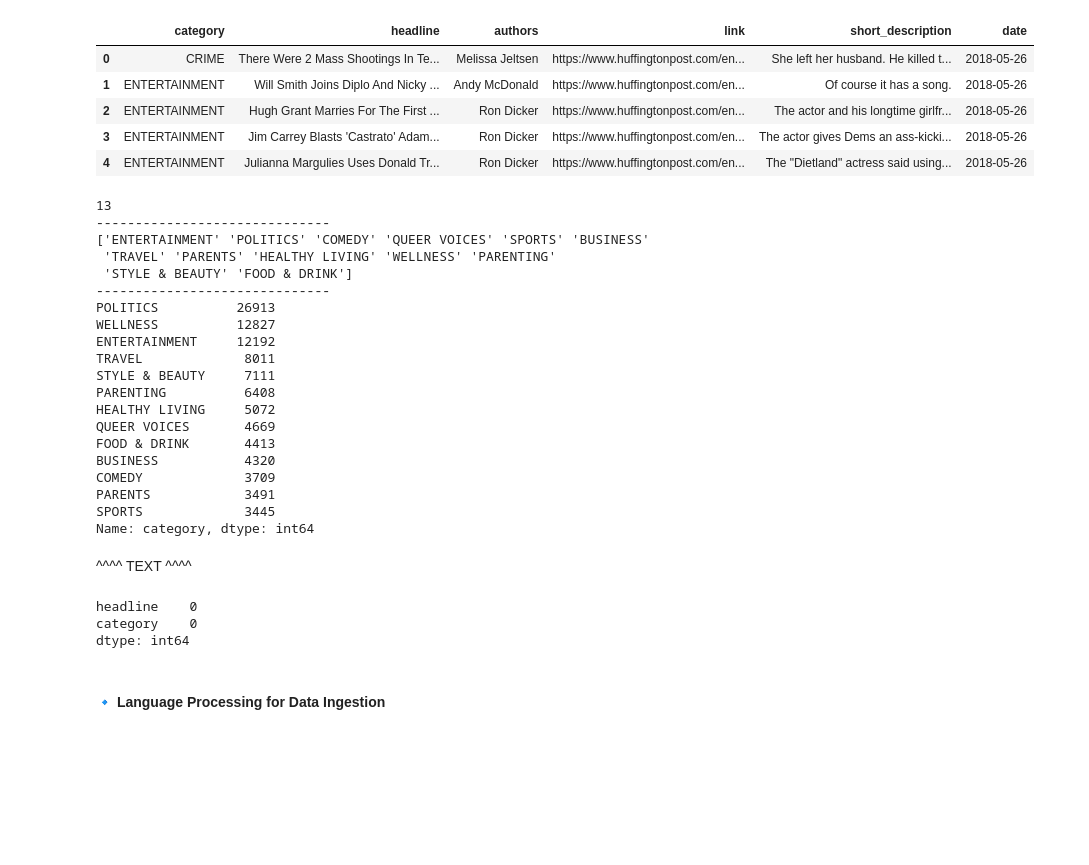
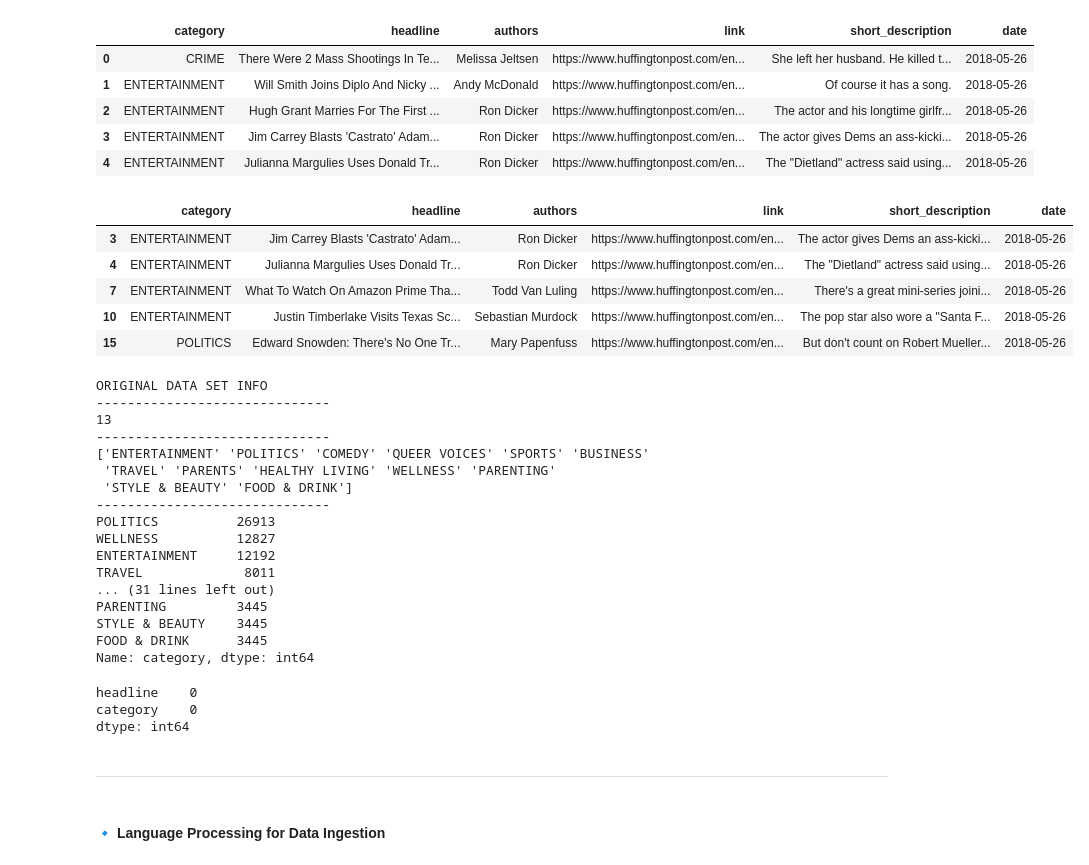
Before and after one commit to RogueNPC/NLP-News-Aggregator, a Jupyter notebook: project/Capstone_News_Aggregator.ipynb, the cells around one changed output. Cells and saved outputs as stored; diff of their text form; code cells hidden in the pictures; blank space fills up the shorter version.

```diff
--- a/project/Capstone_News_Aggregator.ipynb
+++ b/project/Capstone_News_Aggregator.ipynb
@@ -112,10 +95,53 @@ df = dataset[dataset['category'].isin(['POLITICS','WELLNESS','ENTERTAINMENT','TR
+# %%
+# Taking out categories
+df = dataset[dataset['category'].isin(['POLITICS','WELLNESS','ENTERTAINMENT','TRAVEL','STYLE & BEAUTY','PARENTING',
+                        'HEALTHY LIVING','QUEER VOICES','FOOD & DRINK','BUSINESS','COMEDY','PARENTS','SPORTS'])]
+
+# Making the catagories even
+count = 0
+df_classes = []
+
+for category in df['category'].unique():
+
+    df_class = df[df['category'] == category]
+
+    df_class_under = df_class.sample(3445) # we equalize the catagories to have the same amount of entries
+    df_classes.append(df_class_under)
+    count+=1
+
+short_df = pd.concat(df_classes, axis=0)
+short_df = short_df.sort_index()
+short_df.head()
+# %% [output]
+|  | category | headline | authors | link | short_description | date |
+| 3 | ENTERTAINMENT | Jim Carrey Blasts 'Castrato' Adam... | Ron Dicker | https://www.huffingtonpost.com/en... | The actor gives Dems an ass-kicki... | 2018-05-26 |
+| 4 | ENTERTAINMENT | Julianna Margulies Uses Donald Tr... | Ron Dicker | https://www.huffingtonpost.com/en... | The "Dietland" actress said using... | 2018-05-26 |
+| 7 | ENTERTAINMENT | What To Watch On Amazon Prime Tha... | Todd Van Luling | https://www.huffingtonpost.com/en... | There's a great mini-series joini... | 2018-05-26 |
+| 10 | ENTERTAINMENT | Justin Timberlake Visits Texas Sc... | Sebastian Murdock | https://www.huffingtonpost.com/en... | The pop star also wore a "Santa F... | 2018-05-26 |
+| 15 | POLITICS | Edward Snowden: There's No One Tr... | Mary Papenfuss | https://www.huffingtonpost.com/en... | But don't count on Robert Mueller... | 2018-05-26 |
 # %%
+print("ORIGINAL DATA SET INFO")
+print('------------------------------')
 print(df['category'].nunique())
 print('------------------------------')
 print(df['category'].unique())
 print('------------------------------')
 print(df['category'].value_counts())
+
+print('------------------------------')
+print('------------------------------')
+print('------------------------------')
+
+print("UNDERSAMPLED DATA SET INFO")
+print('------------------------------')
+print(short_df['category'].nunique())
+print('------------------------------')
+print(short_df['category'].unique())
+print('------------------------------')
+print(short_df['category'].value_counts())
 # %% [output]
+ORIGINAL DATA SET INFO
+------------------------------
 13
 ------------------------------
 ['ENTERTAINMENT' 'POLITICS' 'COMEDY' 'QUEER VOICES' 'SPORTS' 'BUSINESS'
@@ -126,18 +152,11 @@ POLITICS          26913
 WELLNESS          12827
 ENTERTAINMENT     12192
 TRAVEL             8011
-STYLE & BEAUTY     7111
-PARENTING          6408
-HEALTHY LIVING     5072
-QUEER VOICES       4669
-FOOD & DRINK       4413
-BUSINESS           4320
-COMEDY             3709
-PARENTS            3491
-SPORTS             3445
+... (31 lines left out)
+PARENTING         3445
+STYLE & BEAUTY    3445
+FOOD & DRINK      3445
 Name: category, dtype: int64
-# %% [markdown]
-^^^^ TEXT ^^^^
 # %%
 FEATURES_IMPUTED = ["headline", "category"]
 
@@ -147,6 +166,8 @@ processed.isnull().sum()
 headline    0
 category    0
 dtype: int64
+# %% [markdown]
+---
 # %% [markdown]
 #### 🔹 Language Processing for Data Ingestion
 # %%
```
Also changed, not shown: parts of 14 cells of this notebook.
